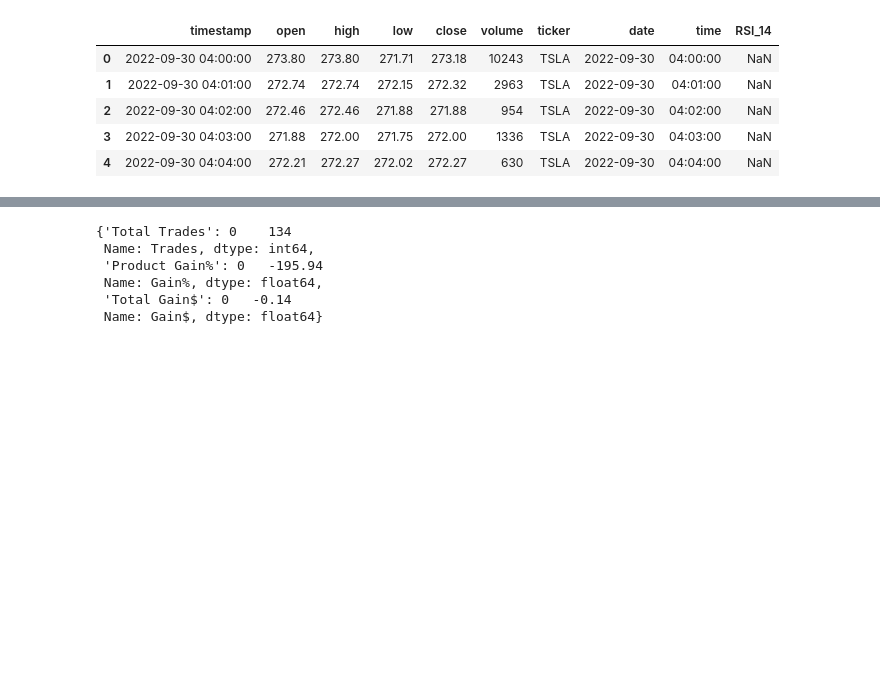
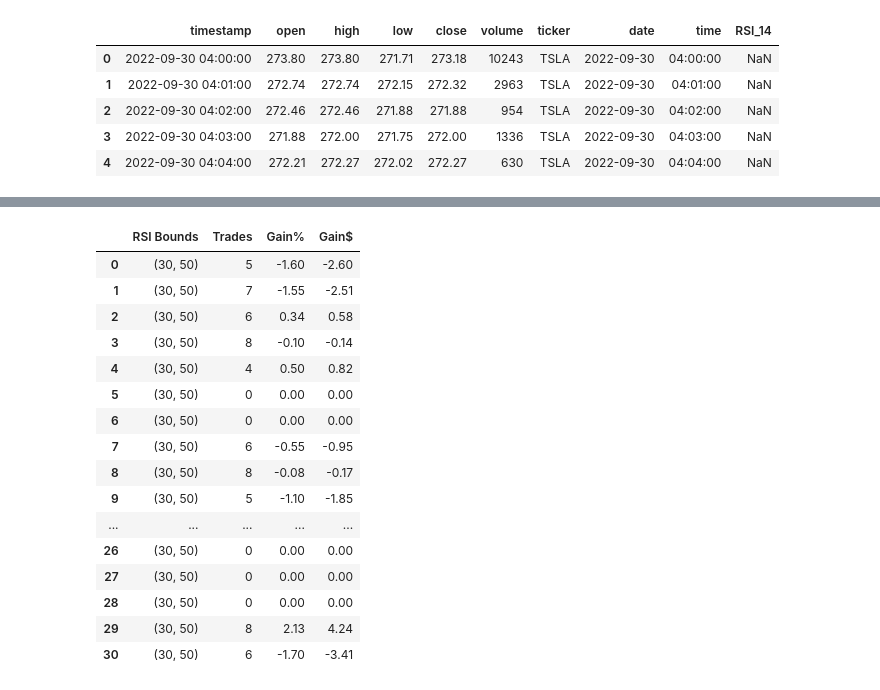
Before and after one commit to kh3dron/biz, a Jupyter notebook: experiments/rsi_testing.ipynb, the cells around one changed output, grey strips where cells are left out. Cells and saved outputs as stored; diff of their text form; code cells hidden in the pictures; blank space fills up the shorter version.

```diff
--- a/experiments/rsi_testing.ipynb
+++ b/experiments/rsi_testing.ipynb
@@ -239,36 +233,61 @@ simulate_trade_RSI(datetime.date(2023, 5, 18), 30, 70, df, debug=False)
 # %%
 
 def simulate_date_range(start_date, end_date, entry, exit, df, debug=False):
     # Iterate through the date range
     sum_trades = 0
     product_gain_percent = 1
     sum_gain_net = 0
 
+    # store trades in new empty dataframe
+    day_datas = []
+
     for n in range((end_date - start_date).days + 1):
         date = start_date + datetime.timedelta(n)
         day_data = simulate_trade_RSI(date, entry, exit, df)
         if day_data is not None:
             #print(date, day_data)
+
+            day_datas.append(day_data)
+
             sum_trades += day_data["Trades"]
             product_gain_percent *= 1 + (day_data["Gain%"])
             sum_gain_net += day_data["Gain$"]
 
-    status = {
-        "Total Trades": sum_trades,
-        "Product Gain%": round((product_gain_percent - 1) * 100, 2),
-        "Total Gain$": round(sum_gain_net, 2)
-    }
+    status = pd.DataFrame(
+        {
+            "Start Date": start_date,
+            "End Date": end_date,
+            "Total Trades": sum_trades,
+            "Product Gain%": round((product_gain_percent - 1) * 100, 2),
+            "Total Gain$": round(sum_gain_net, 2),
+        }
+    )
+
+    # flatten day_datas into a single dataframe
+    day_datas = pd.concat(day_datas, ignore_index=True)
+
     if debug:
         print(status)
 
-    return status
+    return day_datas
 
 
 simulate_date_range(datetime.date(2023, 5, 1), datetime.date(2023, 5, 31), 30, 50, df)
 # %% [output]
-{'Total Trades': 0    134
- Name: Trades, dtype: int64,
- 'Product Gain%': 0   -195.94
- Name: Gain%, dtype: float64,
- 'Total Gain$': 0   -0.14
- Name: Gain$, dtype: float64}
+|  | RSI Bounds | Trades | Gain% | Gain$ |
+| 0 | (30, 50) | 5 | -1.60 | -2.60 |
+| 1 | (30, 50) | 7 | -1.55 | -2.51 |
+| 2 | (30, 50) | 6 | 0.34 | 0.58 |
+| 3 | (30, 50) | 8 | -0.10 | -0.14 |
+| 4 | (30, 50) | 4 | 0.50 | 0.82 |
+| 5 | (30, 50) | 0 | 0.00 | 0.00 |
+| 6 | (30, 50) | 0 | 0.00 | 0.00 |
+| 7 | (30, 50) | 6 | -0.55 | -0.95 |
+| 8 | (30, 50) | 8 | -0.08 | -0.17 |
+| 9 | (30, 50) | 5 | -1.10 | -1.85 |
+| ... | ... | ... | ... | ... |
+| 26 | (30, 50) | 0 | 0.00 | 0.00 |
+| 27 | (30, 50) | 0 | 0.00 | 0.00 |
+| 28 | (30, 50) | 0 | 0.00 | 0.00 |
+| 29 | (30, 50) | 8 | 2.13 | 4.24 |
+| 30 | (30, 50) | 6 | -1.70 | -3.41 |
```
Also changed, not shown: parts of 1 cell of this notebook.
